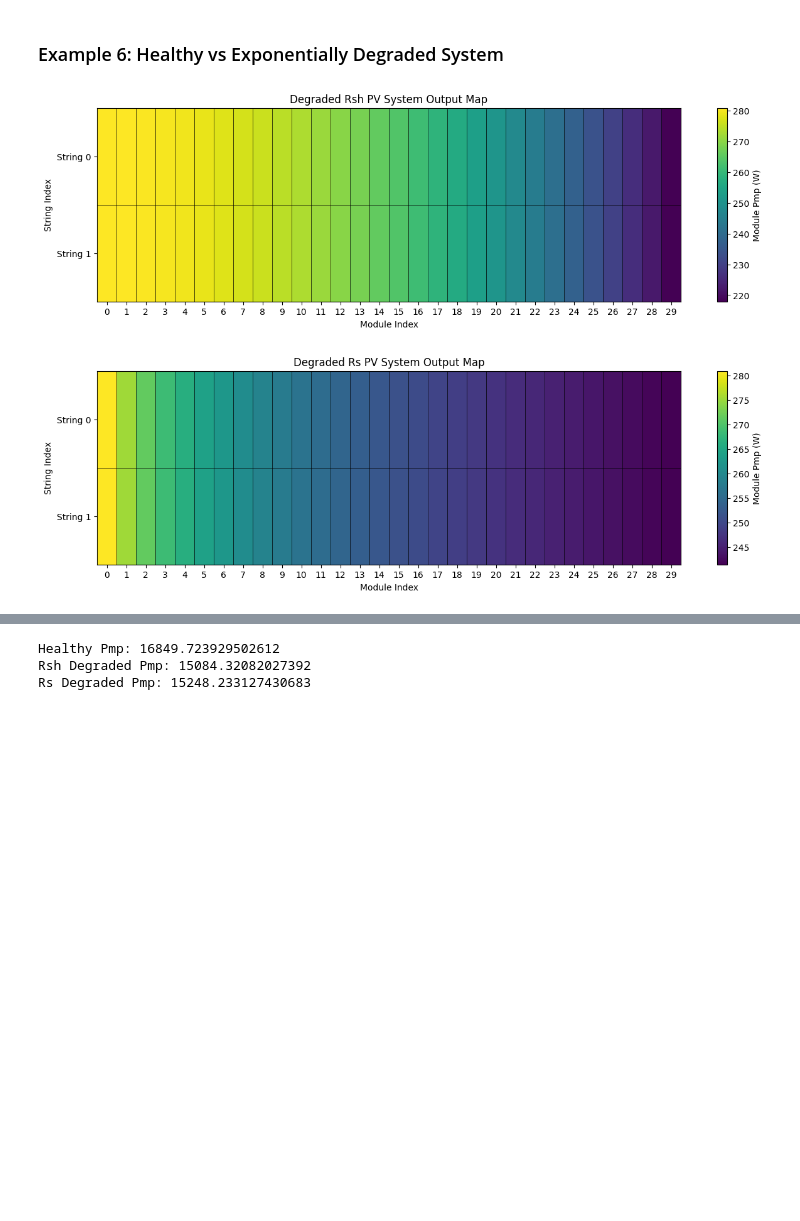
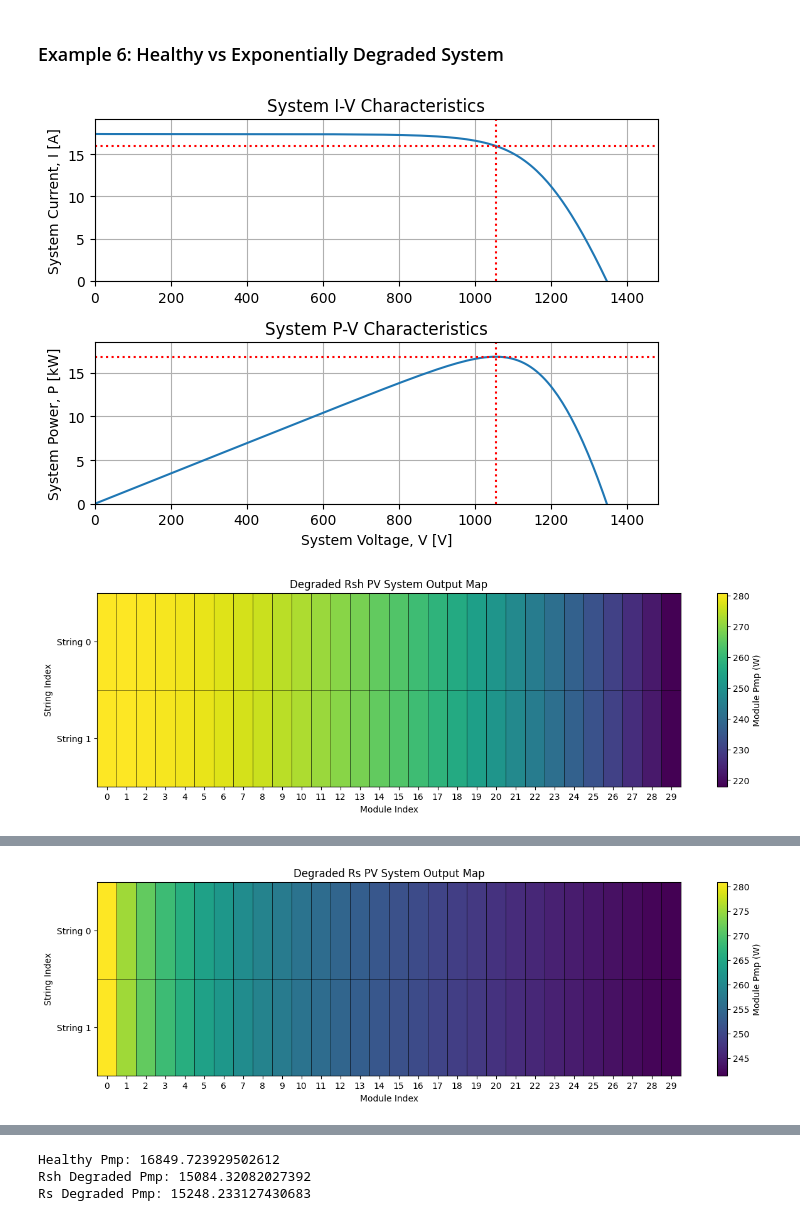
Before and after one commit to TideLangner/PVmismatch_study, a Jupyter notebook: src/simulation.ipynb, the cells around one changed output, grey strips where cells are left out. Cells and saved outputs as stored; diff of their text form; code cells hidden in the pictures; blank space fills up the shorter version.

```diff
--- a/src/simulation.ipynb
+++ b/src/simulation.ipynb
@@ -85,15 +88,22 @@ plt.grid()
 # %%
 # Healthy system
 pvsys_healthy = create_system()
+ex6_healthy = pvsys_healthy.plotSys()
+plt.tight_layout()
+plt.show()
 
 # Exponentially degraded Rsh system
 pvsys_Rsh_degraded = create_Rsh_degraded_system()
 plot_pv_system(pvsys_Rsh_degraded, title="Rsh")
+ex6_Rsh = pvsys_Rsh_degraded.plotSys()
+plt.tight_layout()
 plt.show()
 
 # Exponentially degraded Rs system
 pvsys_Rs_degraded = create_Rs_degraded_system()
 plot_pv_system(pvsys_Rs_degraded, title="Rs")
+ex6_Rs = pvsys_Rs_degraded.plotSys()
+plt.tight_layout()
 plt.show()
 
 # Prepare legend labels with Pmp info
@@ -101,32 +111,32 @@ label_healthy = (f"Healthy: Vmp={pvsys_healthy.Vmp:.1f}V, "
                  f"Imp={pvsys_healthy.Imp:.2f}A, Pmp={pvsys_healthy.Pmp:.1f}W")
 label_Rsh_degraded = (f"Rsh Degraded: Vmp={pvsys_Rsh_degraded.Vmp:.1f}V, "
                   f"Imp={pvsys_Rsh_degraded.Imp:.2f}A, Pmp={pvsys_Rsh_degraded.Pmp:.1f}W")
 label_Rs_degraded = (f"Rs Degraded: Vmp={pvsys_Rs_degraded.Vmp:.1f}V, "
                   f"Imp={pvsys_Rs_degraded.Imp:.2f}A, Pmp={pvsys_Rs_degraded.Pmp:.1f}W")
 
 # Plot IV curves
 plt.figure(figsize=(10,6))
 plt.plot(pvsys_healthy.Vsys, pvsys_healthy.Isys, label="Healthy System", lw=2)
 plt.plot(pvsys_Rsh_degraded.Vsys, pvsys_Rsh_degraded.Isys, label="Rsh Degraded System", lw=2, ls="--")
 plt.plot(pvsys_Rs_degraded.Vsys, pvsys_Rs_degraded.Isys, label="Rs Degraded System", lw=2, ls="--")
 
 # Highlight Pmp points
 plt.plot(pvsys_healthy.Vmp, pvsys_healthy.Imp, 'o', color='blue', label=label_healthy)
 plt.plot(pvsys_Rsh_degraded.Vmp, pvsys_Rsh_degraded.Imp, 'o', color='red', label=label_Rsh_degraded)
 plt.plot(pvsys_Rs_degraded.Vmp, pvsys_Rs_degraded.Imp, 'o', color='g', label=label_Rs_degraded)
 
 plt.xlabel("Voltage [V]")
 plt.ylabel("Current [A]")
 plt.title("IV Curve: Healthy vs Exponentially Degraded Rsh/Rs Systems")
 plt.grid(True)
 plt.legend()
 plt.tight_layout()
 plt.show()
 
 # Optional: print Pmp values
 print("Healthy Pmp:", pvsys_healthy.Pmp)
 print("Rsh Degraded Pmp:", pvsys_Rsh_degraded.Pmp)
 print("Rs Degraded Pmp:", pvsys_Rs_degraded.Pmp)
 # %% [output]
-[figure, old version]
+[figure, new version]
-[figure, old version]
+[figure, new version]
@@ -133,0 +144 @@ print("Rs Degraded Pmp:", pvsys_Rs_degraded.Pmp)
+[figure, added]
```
Also changed, not shown: parts of 6 cells of this notebook, 2 other files.
